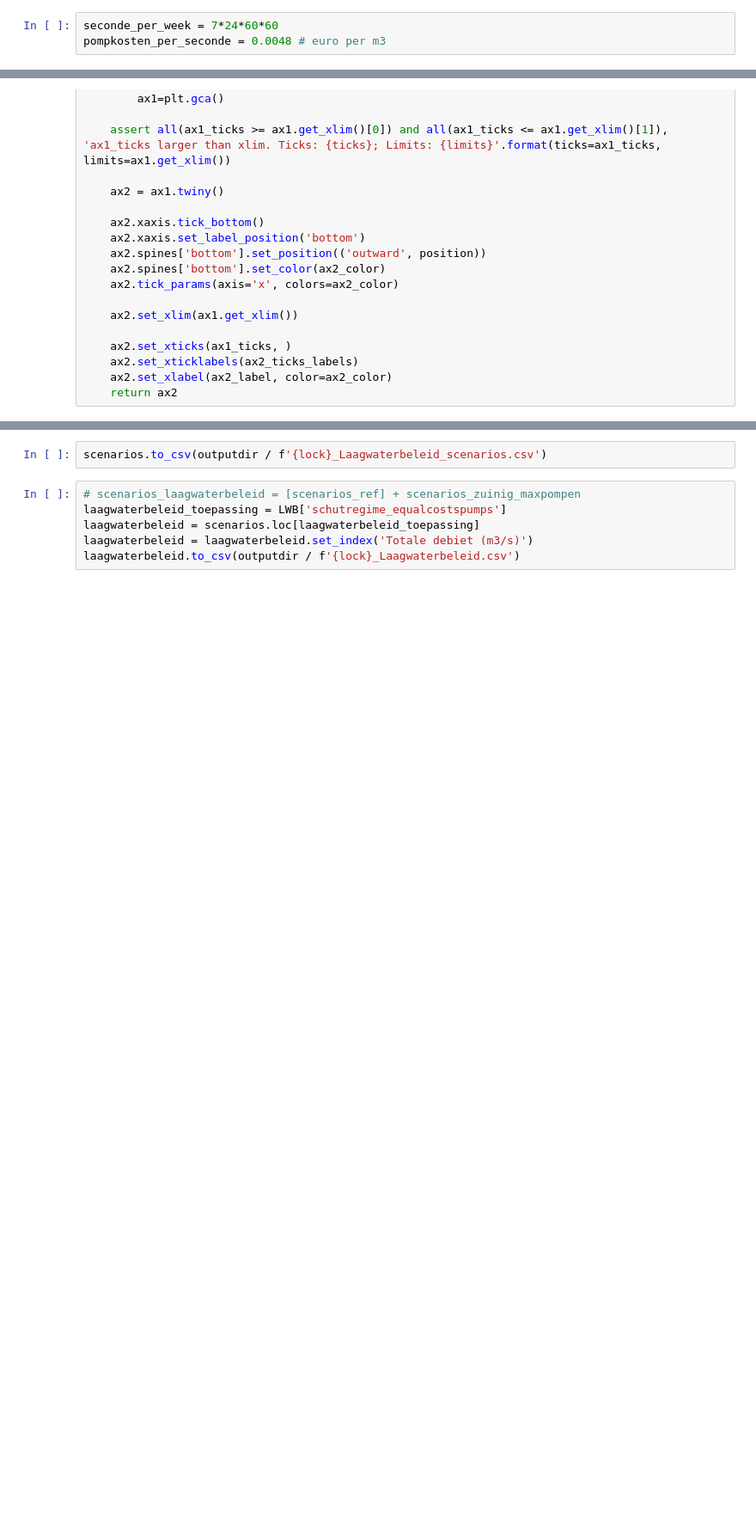
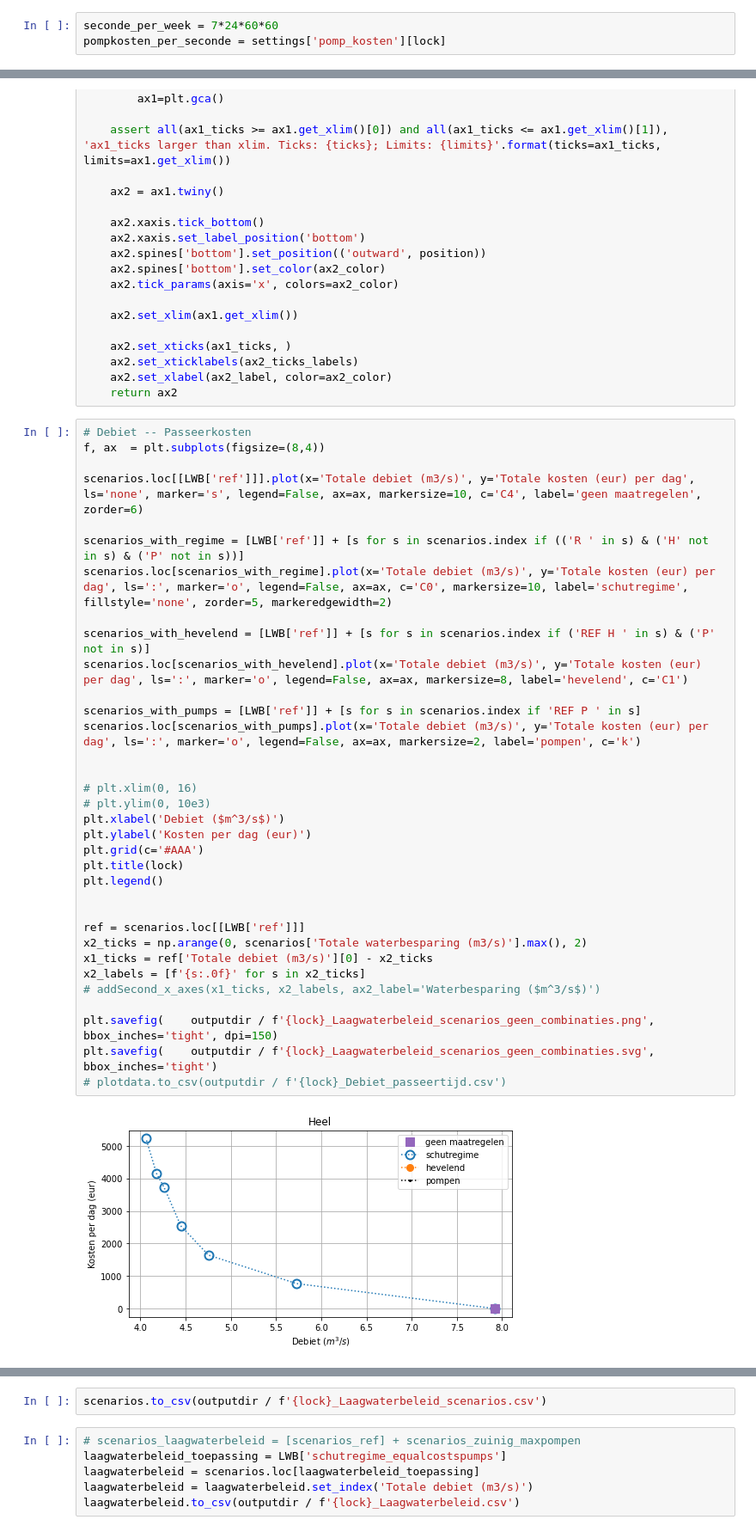
Before and after one commit to jurjendejong/pySIVAK, a Jupyter notebook: Ontwerp laagwaterbeleid.ipynb, the cells around one changed output, grey strips where cells are left out. Shown: that part at 86% size. Cells and saved outputs as stored; diff of their text form; blank space fills up the shorter version.

```diff
--- a/Ontwerp laagwaterbeleid.ipynb
+++ b/Ontwerp laagwaterbeleid.ipynb
@@ -58,6 +47,6 @@ maximum_waiting_time = {s: float(s.split(' ')[-1]) / 60 if s.startswith("R ") el
 # %%
 seconde_per_week = 7*24*60*60
-pompkosten_per_seconde = 0.0048 # euro per m3
+pompkosten_per_seconde = settings['pomp_kosten'][lock]
 # %% [markdown]
 # Read results
 # %%
@@ -360,6 +372,42 @@ def addSecond_x_axes(ax1_ticks, ax2_ticks_labels, ax2_color='#888', ax2_label=No
     ax2.set_xticklabels(ax2_ticks_labels)
     ax2.set_xlabel(ax2_label, color=ax2_color)
     return ax2
+# %%
+# Debiet -- Passeerkosten
+f, ax  = plt.subplots(figsize=(8,4))
+
+scenarios.loc[[LWB['ref']]].plot(x='Totale debiet (m3/s)', y='Totale kosten (eur) per dag', ls='none', marker='s', legend=False, ax=ax, markersize=10, c='C4', label='geen maatregelen', zorder=6)
+
+scenarios_with_regime = [LWB['ref']] + [s for s in scenarios.index if (('R ' in s) & ('H' not in s) & ('P' not in s))]
+scenarios.loc[scenarios_with_regime].plot(x='Totale debiet (m3/s)', y='Totale kosten (eur) per dag', ls=':', marker='o', legend=False, ax=ax, c='C0', markersize=10, label='schutregime', fillstyle='none', zorder=5, markeredgewidth=2)
+
+scenarios_with_hevelend = [LWB['ref']] + [s for s in scenarios.index if ('REF H ' in s) & ('P' not in s)]
+scenarios.loc[scenarios_with_hevelend].plot(x='Totale debiet (m3/s)', y='Totale kosten (eur) per dag', ls=':', marker='o', legend=False, ax=ax, markersize=8, label='hevelend', c='C1')
+
+scenarios_with_pumps = [LWB['ref']] + [s for s in scenarios.index if 'REF P ' in s]
+scenarios.loc[scenarios_with_pumps].plot(x='Totale debiet (m3/s)', y='Totale kosten (eur) per dag', ls=':', marker='o', legend=False, ax=ax, markersize=2, label='pompen', c='k')
+
+
+# plt.xlim(0, 16)
+# plt.ylim(0, 10e3)
+plt.xlabel('Debiet ($m^3/s$)')
+plt.ylabel('Kosten per dag (eur)')
+plt.grid(c='#AAA')
+plt.title(lock)
+plt.legend()
+
+
+ref = scenarios.loc[[LWB['ref']]]
+x2_ticks = np.arange(0, scenarios['Totale waterbesparing (m3/s)'].max(), 2)
+x1_ticks = ref['Totale debiet (m3/s)'][0] - x2_ticks
+x2_labels = [f'{s:.0f}' for s in x2_ticks]
+# addSecond_x_axes(x1_ticks, x2_labels, ax2_label='Waterbesparing ($m^3/s$)')
+
+plt.savefig(    outputdir / f'{lock}_Laagwaterbeleid_scenarios_geen_combinaties.png', bbox_inches='tight', dpi=150)
+plt.savefig(    outputdir / f'{lock}_Laagwaterbeleid_scenarios_geen_combinaties.svg', bbox_inches='tight')
+# plotdata.to_csv(outputdir / f'{lock}_Debiet_passeertijd.csv')
+# %% [output]
+[figure, added]
 # %%
 # Debiet -- Passeerkosten
 f, ax  = plt.subplots(figsize=(8,4))
```
Also changed, not shown: parts of 18 cells of this notebook, 1 other file.
